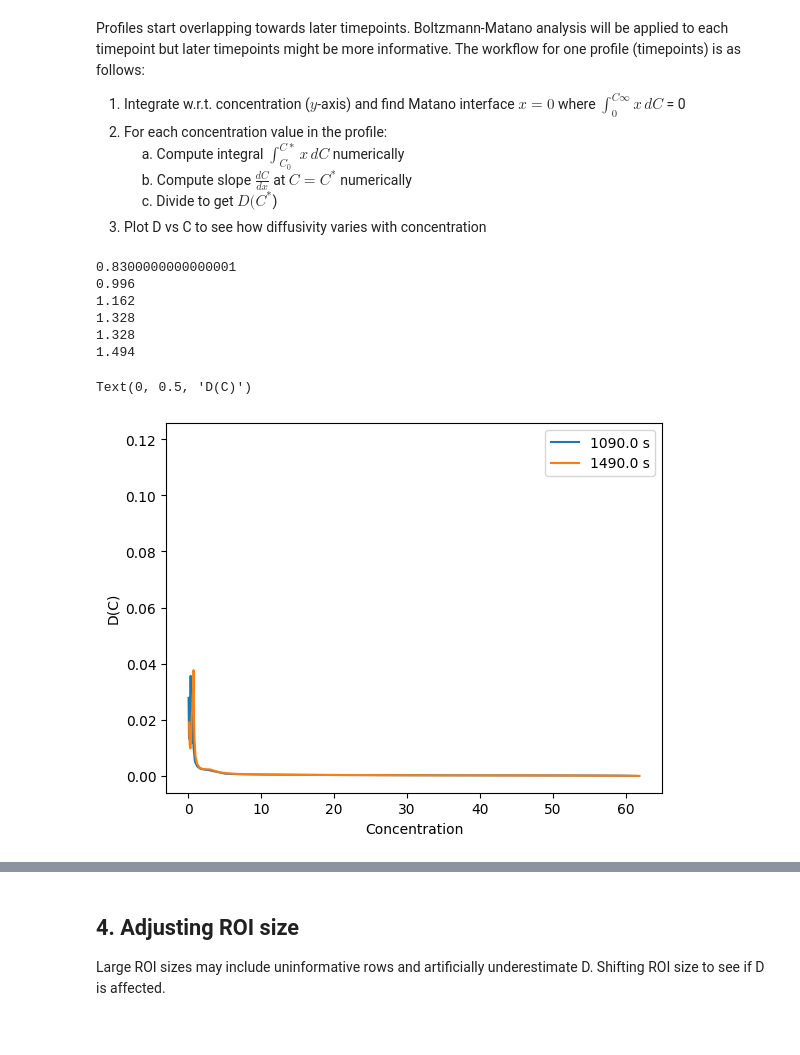
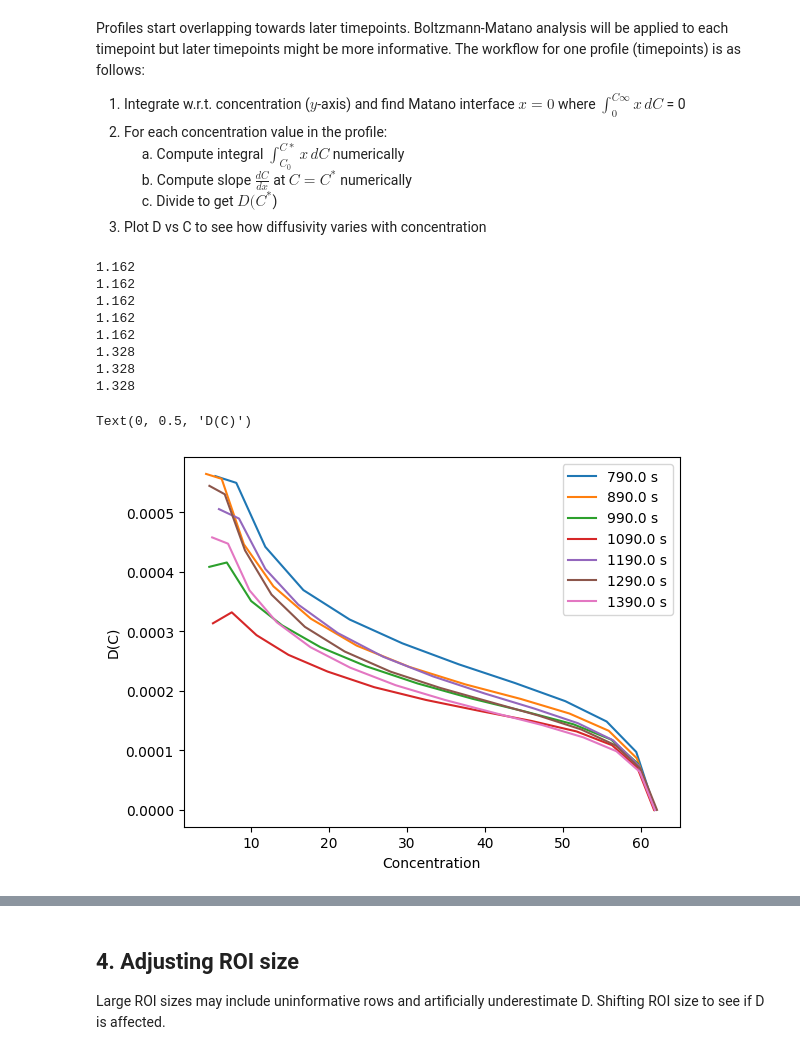
Before and after one commit to isaackh28/diff_tests, a Jupyter notebook: fit_diff.ipynb, the cells around one changed output, grey strips where cells are left out. Drawn from its saved outputs; the diff is of its cells as text; code cells hidden in the pictures.

```diff
--- a/fit_diff.ipynb
+++ b/fit_diff.ipynb
@@ -664,6 +635,6 @@ plt.show()
 # %%
 # Initial check to see if Boltzmann-Matano is valid (i.e., Profiles overlap)
-profs = range(0, len(time), 10)
+profs = range(20, len(time), 10)
 n_profs = len(profs)
 cmap = plt.get_cmap("viridis")
 colors = cmap(np.linspace(0, 1, n_profs))
@@ -714,10 +685,23 @@ Profiles start overlapping towards later timepoints. Boltzmann-Matano analysis w
 def diff_bm(prof, x, time):
     """
     """
+    # ----Step 0: Find cutoff and filter to remove uninformative depths----
+    prof_min = np.nanmin(prof)
+    prof_max = np.nanmax(prof)
+
+    # Set threshold within 5% of baseline (change p as needed)
+    p = 0.05
+    threshold = prof_min + p * (prof_max - prof_min)
+
+    # Find last index where concentration is above threshold
+    cutoff_idx = np.where(prof > threshold)[0][-1]
+    x_trimmed = x[:cutoff_idx]
+    prof_trimmed = prof[:cutoff_idx]
+
+
     # ----Step 1: Find Matano interface----
-    depth = x.copy()
-
-    trap_areas = np.diff(prof) * (depth[:-1] + depth[1:]) / 2 # trapezoidal rule for every delta C and delta x
+    depth = x_trimmed
+    trap_areas = np.diff(prof_trimmed) * (depth[:-1] + depth[1:]) / 2 # trapezoidal rule for every delta C and delta x
     cumulative = np.concatenate([[0], np.cumsum(trap_areas)]) # adding all trapezoidal areas together
     total = cumulative[-1] # total integral
     matano_idx = np.argmin(np.abs(cumulative - total / 2))
@@ -727,44 +711,46 @@ def diff_bm(prof, x, time):
     print(x_M)
 
     # ----Step 2: Compute D at each concentration----
-    trap_areas_shifted = np.diff(prof) * (depth_shifted[:-1] + depth_shifted[1:]) / 2
+    trap_areas_shifted = np.diff(prof_trimmed) * (depth_shifted[:-1] + depth_shifted[1:]) / 2
     cumulative_shifted = np.concatenate([[0], np.cumsum(trap_areas_shifted)]) # integral
-    slopes_shifted = np.gradient(depth_shifted, prof) # dx/dC
+    slopes_shifted = np.gradient(depth_shifted, prof_trimmed) # dx/dC
 
     D = -1 / (2 * time) * slopes_shifted * cumulative_shifted
     D[~np.isfinite(D)] = np.nan # inf and nan values -> nan
     D[D < 0] = np.nan # masking unrealistic values
 
-    return np.array(D)
+    return np.array(D), prof_trimmed
 # %%
 # Testing at t = 310 s and t = 1490 s
-idx_bm = [1, 10, 20, 40, 60, 80]
+#idx_bm = [1, 10, 20, 40, 60, 80]
+idx_bm = np.arange(40, 80, 5)
 profs_bm = [conc[i] for i in idx_bm]
 times_bm = [time[i] for i in idx_bm]
 depth_bm = depth.copy()
 d_c = []
+prof_trimmed =[]
 
 for prof, t in zip(profs_bm, times_bm):
-    D = diff_bm(prof, depth_bm, t)
+    D, prof_cutoff = diff_bm(prof, depth_bm, t)
     d_c.append(D)
+    prof_trimmed.append(prof_cutoff)
 # %% [output]
-0.8300000000000001
-0.996
+1.162
+1.162
+1.162
+1.162
 1.162
 1.328
 1.328
-1.494
+1.328
 # %%
-d_c80 = d_c[5]
-prof_80 = profs_bm[5]
-
 fig, ax = plt.subplots()
-for i, (prof, d) in enumerate(zip(profs_bm, d_c)):
-    if i > 3:
+for i, (prof, d) in enumerate(zip(prof_trimmed, d_c)):
+    if i > 0:
         ax.plot(prof, d, label = f"{times_bm[i]} s")
 ax.legend()
 ax.set_xlabel("Concentration")
 ax.set_ylabel("D(C)")
 # %% [output]
 Text(0, 0.5, 'D(C)')
-[figure, old version]
+[figure, new version]
```
Also changed, not shown: parts of 5 cells of this notebook.
